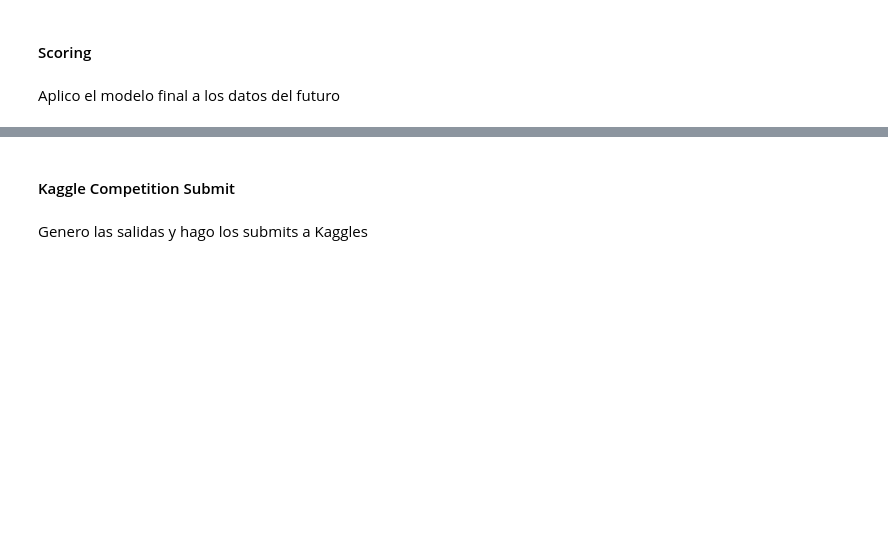
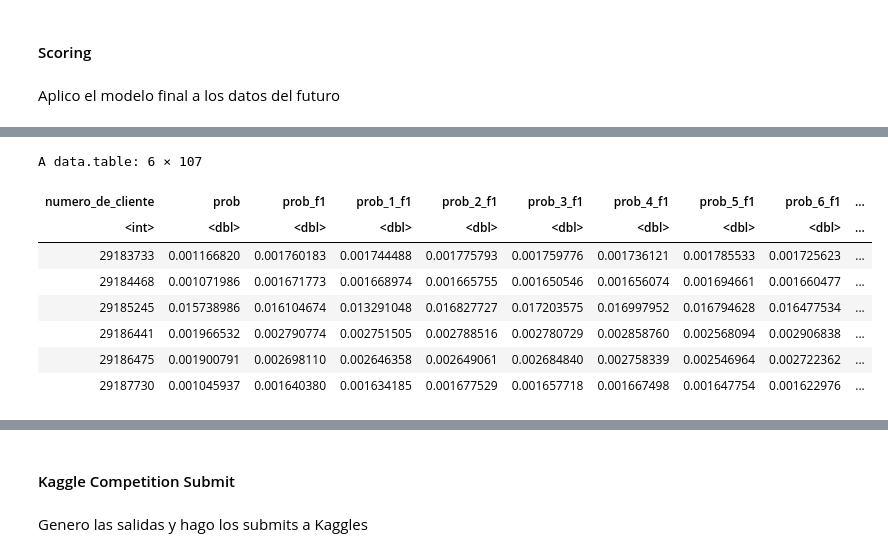
Before and after one commit to VictoriaBalbi/dm2025a, a Jupyter notebook: src/Mejorando WF/v950-sumaPredicciones.ipynb, the cells around one changed output, grey strips where cells are left out. Cells and saved outputs as stored; diff of their text form; code cells hidden in the pictures; blank space fills up the shorter version.

```diff
--- a/src/Mejorando WF/v950-sumaPredicciones.ipynb
+++ b/src/Mejorando WF/v950-sumaPredicciones.ipynb
@@ -57,7 +57,7 @@ The following objects are masked from ‘package:base’:
 PARAM <- list()
 PARAM$semilla_primigenia <- 123457
 
-PARAM$experimento <- 950107
+PARAM$experimento <- 950201
 PARAM$dataset <- "analistasr_competencia_2025.csv.gz"
 # %% [markdown]
 #### Carpeta del Experimento
@@ -832,28 +833,38 @@ dfuture <- dataset[ foto_mes %in% PARAM$trainingstrategy$future ]
 # %%
 library(data.table)
 
-# lista de archivos de predicciones que ya generaste
-archivos <- c("prediccion_103.txt", "prediccion_104_1.txt", "prediccion_106_1.txt")
+# lista de archivos de predicción a ensamblar
+archivos <- c("prediccion_103.txt", "prediccion_104_1.txt", "prediccion_106_1.txt","Prediccion_4292.txt")
 
-# leo todos los archivos
-lista_preds <- lapply(archivos, fread)
+# leo y renombro cada predicción
+lista_preds <- lapply(seq_along(archivos), function(i) {
+  dt <- fread(archivos[i])
+  setorder(dt, numero_de_cliente)
 
-# ordeno cada tabla por numero_de_cliente
-for (i in seq_along(lista_preds)) {
-  setorder(lista_preds[[i]], numero_de_cliente)
-}
+  # renombro todas las columnas menos "numero_de_cliente"
+  nuevos_nombres <- c("numero_de_cliente",
+                      paste0(names(dt)[-1], "_f", i))
+  setnames(dt, nuevos_nombres)
+  return(dt)
+})
 
-# uno todas las tablas (merge por numero_de_cliente)
-tb_prediccion <- Reduce(function(x, y) merge(x, y, by="numero_de_cliente", suffixes=c("", "")), lista_preds)
+# merge con all=TRUE (full outer join para no perder clientes)
+tb_prediccion <- Reduce(function(x, y)
+  merge(x, y, by="numero_de_cliente", all=TRUE),
+  lista_preds)
 
-# columnas que empiezan con prob (prob, prob_1, prob_2, etc.)
-col_prob <- grep("^prob", names(tb_prediccion))
+# identifico todas las columnas de probabilidad
+col_prob <- grep("^prob", names(tb_prediccion), value=TRUE)
 
-# calculo el promedio y lo guardo en la primera columna "prob"
-tb_prediccion[, prob := rowMeans(.SD), .SDcols = col_prob]
+# calculo promedio ignorando NAs
+tb_prediccion[, prob := rowMeans(.SD, na.rm=TRUE), .SDcols = col_prob]
 
-# dejo "prob" como la primera columna y después las demás
-setcolorder(tb_prediccion, c("numero_de_cliente", "prob", setdiff(names(tb_prediccion), c("numero_de_cliente","prob"))))
+# opcional: si algún cliente quedó con todas probs en NA → lo paso a 0
+tb_prediccion[is.na(prob), prob := 0]
 
-# reviso
+# muevo "prob" a la segunda columna
+setcolorder(tb_prediccion, c("numero_de_cliente", "prob",
+                             setdiff(names(tb_prediccion), c("numero_de_cliente","prob"))))
+
 head(tb_prediccion)
+# %% [output]
@@ -860,3 +875,12 @@ head(tb_prediccion)
+A data.table: 6 × 107
+| numero_de_cliente | prob | prob_f1 | prob_1_f1 | prob_2_f1 | prob_3_f1 | prob_4_f1 | prob_5_f1 | prob_6_f1 | ... |
+| <int> | <dbl> | <dbl> | <dbl> | <dbl> | <dbl> | <dbl> | <dbl> | <dbl> | ... |
+| 29183733 | 0.001166820 | 0.001760183 | 0.001744488 | 0.001775793 | 0.001759776 | 0.001736121 | 0.001785533 | 0.001725623 | ... |
+| 29184468 | 0.001071986 | 0.001671773 | 0.001668974 | 0.001665755 | 0.001650546 | 0.001656074 | 0.001694661 | 0.001660477 | ... |
+| 29185245 | 0.015738986 | 0.016104674 | 0.013291048 | 0.016827727 | 0.017203575 | 0.016997952 | 0.016794628 | 0.016477534 | ... |
+| 29186441 | 0.001966532 | 0.002790774 | 0.002751505 | 0.002788516 | 0.002780729 | 0.002858760 | 0.002568094 | 0.002906838 | ... |
+| 29186475 | 0.001900791 | 0.002698110 | 0.002646358 | 0.002649061 | 0.002684840 | 0.002758339 | 0.002546964 | 0.002722362 | ... |
+| 29187730 | 0.001045937 | 0.001640380 | 0.001634185 | 0.001677529 | 0.001657718 | 0.001667498 | 0.001647754 | 0.001622976 | ... |
 # %%
 # veo que hay en tb_prediccion
 tb_prediccion
```
Also changed, not shown: parts of 6 cells of this notebook.
